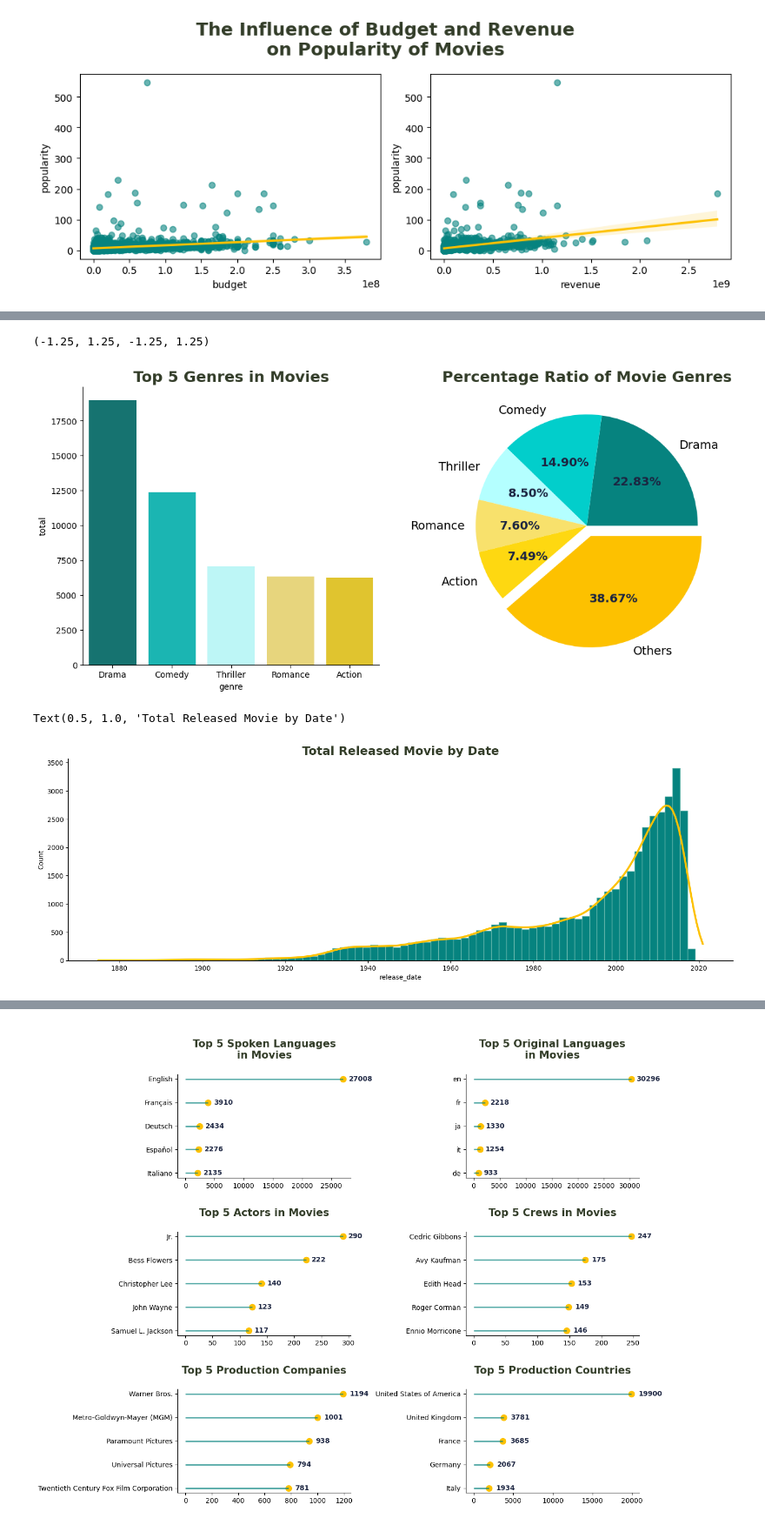
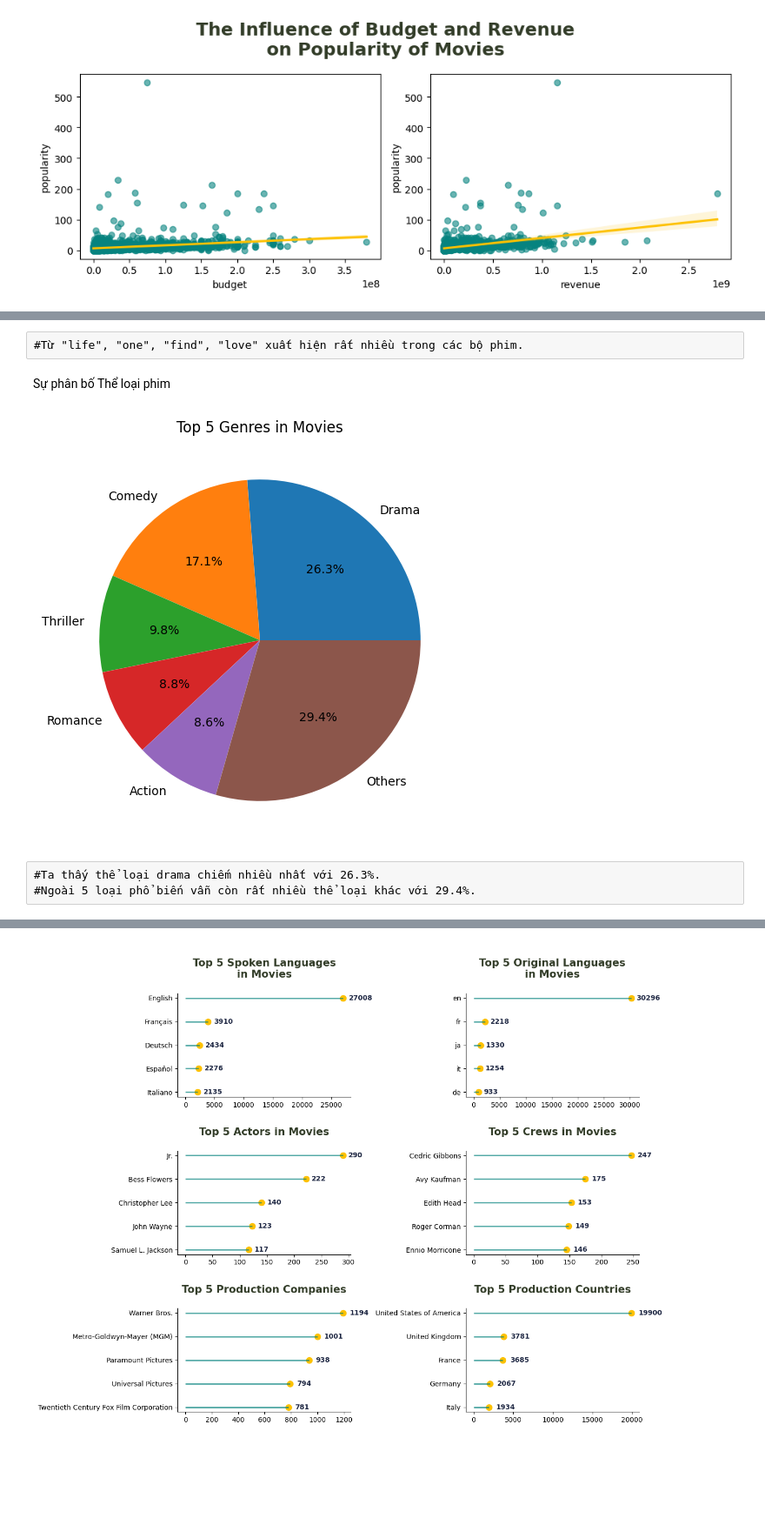
Before and after one commit to Thanh097698/content-based, a Jupyter notebook: content-based.ipynb, the cells around one changed output, grey strips where cells are left out. Shown at 87% size. Drawn from its saved outputs; the diff is of its cells as text; code cells hidden in the pictures; blank space fills up the shorter version.

```diff
--- a/content-based.ipynb
+++ b/content-based.ipynb
@@ -117,33 +439,28 @@ plt.imshow(wc)
-# %%
-genres_list = []
-for i in df['genres']:
-    genres_list.extend(i.split(', '))
-
-fig, axes = plt.subplots(nrows=1, ncols=2, figsize=(14,6))
-
-df_plot = pd.DataFrame(Counter(genres_list).most_common(5), columns=['genre', 'total'])
-ax = sns.barplot(data=df_plot, x='genre', y='total', ax=axes[0], palette=['#06837f', '#02cecb', '#b4ffff', '#f8e16c', '#fed811'])
-ax.set_title('Top 5 Genres in Movies', fontsize=18, weight=600, color='#333d29')
-sns.despine()
-
-df_plot_full = pd.DataFrame([Counter(genres_list)]).transpose().sort_values(by=0, ascending=False)
-df_plot.loc[len(df_plot)] = {'genre': 'Others', 'total':df_plot_full[6:].sum()[0]}
-plt.title('Percentage Ratio of Movie Genres', fontsize=18, weight=600, color='#333d29')
-wedges, texts, autotexts = axes[1].pie(x=df_plot['total'], labels=df_plot['genre'], autopct='%.2f%%',
-                                       textprops=dict(fontsize=14), explode=[0,0,0,0,0,0.1], colors=['#06837f', '#02cecb', '#b4ffff', '#f8e16c', '#fed811', '#fdc100'])
-
-for autotext in autotexts:
-    autotext.set_color('#1c2541')
-    autotext.set_weight('bold')
-
-axes[1].axis('off')
-# %% [output]
-(-1.25, 1.25, -1.25, 1.25)
-[figure, removed]
-# %%
-sns.displot(data=df, x='release_date', kind='hist', kde=True,
-            color='#fdc100', facecolor='#06837f', edgecolor='#64b6ac', line_kws={'lw': 3}, aspect=3)
-plt.title('Total Released Movie by Date', fontsize=18, weight=600, color='#333d29')
-# %% [output]
-Text(0.5, 1.0, 'Total Released Movie by Date')
-[figure, removed]
+# %% [raw]
+#Từ "life", "one", "find", "love" xuất hiện rất nhiều trong các bộ phim.
+# %% [markdown]
+Sự phân bố Thể loại phim
+# %%
+genres_list = []
+for genres in df['genres']:
+    genres_list.extend(genres.split(', '))
+
+genre_counts = pd.Series(genres_list).value_counts()
+
+top_genres = genre_counts.head(5)
+
+percentage = (top_genres / top_genres.sum()) * 100
+
+other_genre_count = genre_counts.sum() - top_genres.sum()
+top_genres['Others'] = other_genre_count
+percentage['Others'] = (other_genre_count / genre_counts.sum()) * 100
+
+plt.figure(figsize=(6, 6))
+plt.pie(percentage, labels=percentage.index, autopct='%.1f%%')
+plt.title('Top 5 Genres in Movies')
+plt.show()
+# %% [output]
+[figure, added]
+# %% [raw]
+#Ta thấy thể loại drama chiếm nhiều nhất với 26.3%.
+#Ngoài 5 loại phổ biến vẫn còn rất nhiều thể loại khác với 29.4%.
```
Also changed, not shown: parts of 64 cells of this notebook.
